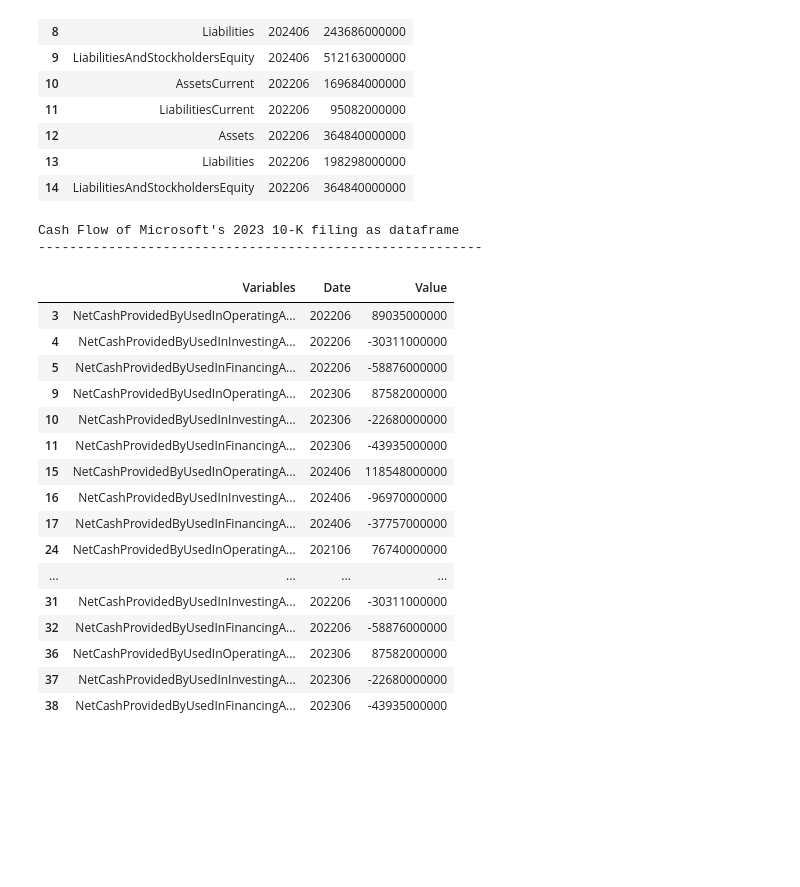
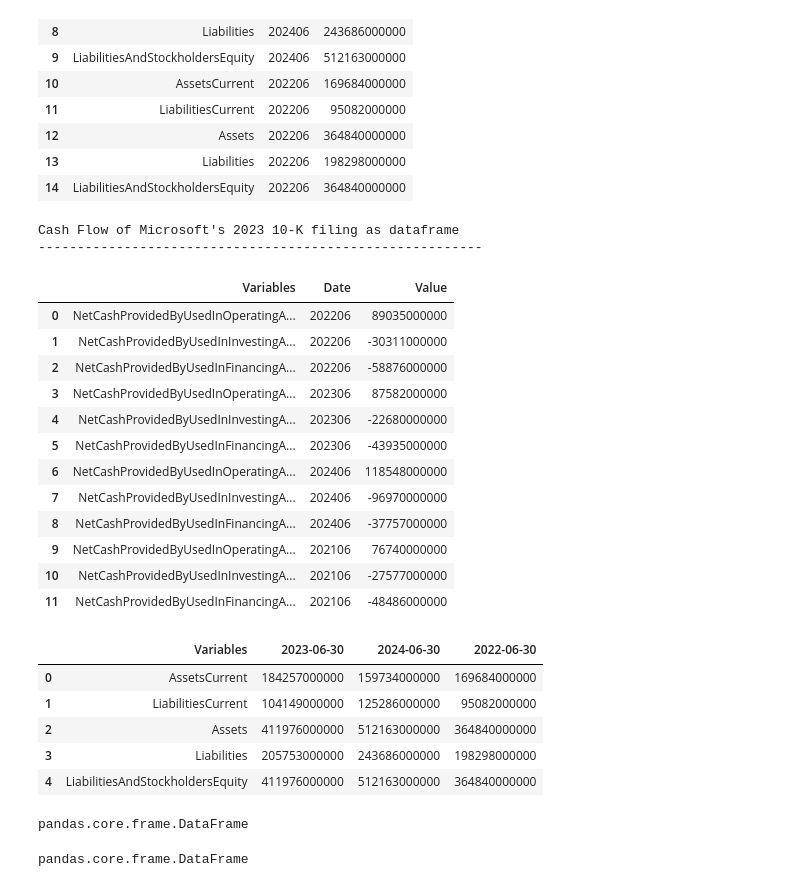
Before and after one commit to AleFax99/BSG_GenAI_Project, a Jupyter notebook: Data_Extraction.ipynb, the cells around one changed output. Cells and saved outputs as stored; diff of their text form; code cells hidden in the pictures; blank space fills up the shorter version.

```diff
--- a/Data_Extraction.ipynb
+++ b/Data_Extraction.ipynb
@@ -281,56 +281,69 @@ cashflow_aapl = cashflow_aapl.loc[items3]
 cashflow_tsla = cashflow_tsla.loc[items3]
 
 # drop columns with null values if any
-balance_sheets_msft = balance_sheets_msft.dropna(axis=1, how='all')
-balance_sheets_aapl = balance_sheets_aapl.dropna(axis=1, how='all')
-balance_sheets_tsla = balance_sheets_tsla.dropna(axis=1, how='all')
+cashflow_msft = cashflow_msft.dropna(axis=1, how='all')
+cashflow_aapl = cashflow_aapl.dropna(axis=1, how='all')
+cashflow_tsla = cashflow_tsla.dropna(axis=1, how='all')
 
 # drop duplicate columns if any
-balance_sheets_msft = balance_sheets_msft.loc[:,~balance_sheets_msft.columns.duplicated()]
-balance_sheets_aapl = balance_sheets_aapl.loc[:,~balance_sheets_aapl.columns.duplicated()]
-balance_sheets_tsla = balance_sheets_tsla.loc[:,~balance_sheets_tsla.columns.duplicated()]
+cashflow_msft = cashflow_msft.loc[:,~cashflow_msft.columns.duplicated()]
+cashflow_aapl = cashflow_aapl.loc[:,~cashflow_aapl.columns.duplicated()]
+cashflow_tsla = cashflow_tsla.loc[:,~cashflow_tsla.columns.duplicated()]
 
 # reset index and name it
 cashflow_msft = cashflow_msft.reset_index().rename(columns={'index': 'Variables'})
 cashflow_aapl = cashflow_aapl.reset_index().rename(columns={'index': 'Variables'})
 cashflow_tsla = cashflow_tsla.reset_index().rename(columns={'index': 'Variables'})
 
 # pivot
 cashflow_msft_melt = cashflow_msft.melt(id_vars=["Variables"], var_name="Date", value_name="Value")
 cashflow_aapl_melt = cashflow_aapl.melt(id_vars=["Variables"], var_name="Date", value_name="Value")
 cashflow_tsla_melt = cashflow_tsla.melt(id_vars=["Variables"], var_name="Date", value_name="Value")
 
 cashflow_msft_melt = cashflow_msft_melt.dropna()
 cashflow_aapl_melt = cashflow_aapl_melt.dropna()
 cashflow_tsla_melt = cashflow_tsla_melt.dropna()
 
 # Keep only last part of Date string column (i.e., keep only the date of the filing)
 # Keep only the last nine characters of the Date string column (i.e., keep only the date of the filing)
 # Example: '2021-07-01-2022-06-30' -> '20230630'
 cashflow_msft_melt['Date'] = cashflow_msft_melt['Date'].apply(lambda x: x[-10:-2].replace('-', ''))
 cashflow_aapl_melt['Date'] = cashflow_aapl_melt['Date'].apply(lambda x: x[-10:-2].replace('-', ''))
 cashflow_tsla_melt['Date'] = cashflow_tsla_melt['Date'].apply(lambda x: x[-10:-2].replace('-', ''))
 
 print("Cash Flow of Microsoft's 2023 10-K filing as dataframe")
 print('---------------------------------------------------------')
 cashflow_msft_melt
 # %% [output]
 Cash Flow of Microsoft's 2023 10-K filing as dataframe
 ---------------------------------------------------------
 |  | Variables | Date | Value |
-| 3 | NetCashProvidedByUsedInOperatingA... | 202206 | 89035000000 |
-| 4 | NetCashProvidedByUsedInInvestingA... | 202206 | -30311000000 |
-| 5 | NetCashProvidedByUsedInFinancingA... | 202206 | -58876000000 |
-| 9 | NetCashProvidedByUsedInOperatingA... | 202306 | 87582000000 |
-| 10 | NetCashProvidedByUsedInInvestingA... | 202306 | -22680000000 |
-| 11 | NetCashProvidedByUsedInFinancingA... | 202306 | -43935000000 |
-| 15 | NetCashProvidedByUsedInOperatingA... | 202406 | 118548000000 |
-| 16 | NetCashProvidedByUsedInInvestingA... | 202406 | -96970000000 |
-| 17 | NetCashProvidedByUsedInFinancingA... | 202406 | -37757000000 |
-| 24 | NetCashProvidedByUsedInOperatingA... | 202106 | 76740000000 |
-| ... | ... | ... | ... |
-| 31 | NetCashProvidedByUsedInInvestingA... | 202206 | -30311000000 |
-| 32 | NetCashProvidedByUsedInFinancingA... | 202206 | -58876000000 |
-| 36 | NetCashProvidedByUsedInOperatingA... | 202306 | 87582000000 |
-| 37 | NetCashProvidedByUsedInInvestingA... | 202306 | -22680000000 |
-| 38 | NetCashProvidedByUsedInFinancingA... | 202306 | -43935000000 |
+| 0 | NetCashProvidedByUsedInOperatingA... | 202206 | 89035000000 |
+| 1 | NetCashProvidedByUsedInInvestingA... | 202206 | -30311000000 |
+| 2 | NetCashProvidedByUsedInFinancingA... | 202206 | -58876000000 |
+| 3 | NetCashProvidedByUsedInOperatingA... | 202306 | 87582000000 |
+| 4 | NetCashProvidedByUsedInInvestingA... | 202306 | -22680000000 |
+| 5 | NetCashProvidedByUsedInFinancingA... | 202306 | -43935000000 |
+| 6 | NetCashProvidedByUsedInOperatingA... | 202406 | 118548000000 |
+| 7 | NetCashProvidedByUsedInInvestingA... | 202406 | -96970000000 |
+| 8 | NetCashProvidedByUsedInFinancingA... | 202406 | -37757000000 |
+| 9 | NetCashProvidedByUsedInOperatingA... | 202106 | 76740000000 |
+| 10 | NetCashProvidedByUsedInInvestingA... | 202106 | -27577000000 |
+| 11 | NetCashProvidedByUsedInFinancingA... | 202106 | -48486000000 |
+# %%
+balance_sheets_msft
+# %% [output]
+|  | Variables | 2023-06-30 | 2024-06-30 | 2022-06-30 |
+| 0 | AssetsCurrent | 184257000000 | 159734000000 | 169684000000 |
+| 1 | LiabilitiesCurrent | 104149000000 | 125286000000 | 95082000000 |
+| 2 | Assets | 411976000000 | 512163000000 | 364840000000 |
+| 3 | Liabilities | 205753000000 | 243686000000 | 198298000000 |
+| 4 | LiabilitiesAndStockholdersEquity | 411976000000 | 512163000000 | 364840000000 |
+# %%
+type(income_statement_msft_melt)
+# %% [output]
+pandas.core.frame.DataFrame
+# %%
+type(income_statement_msft_melt)
+# %% [output]
+pandas.core.frame.DataFrame
```
Also changed, not shown: parts of 2 cells of this notebook, 4 other files.
